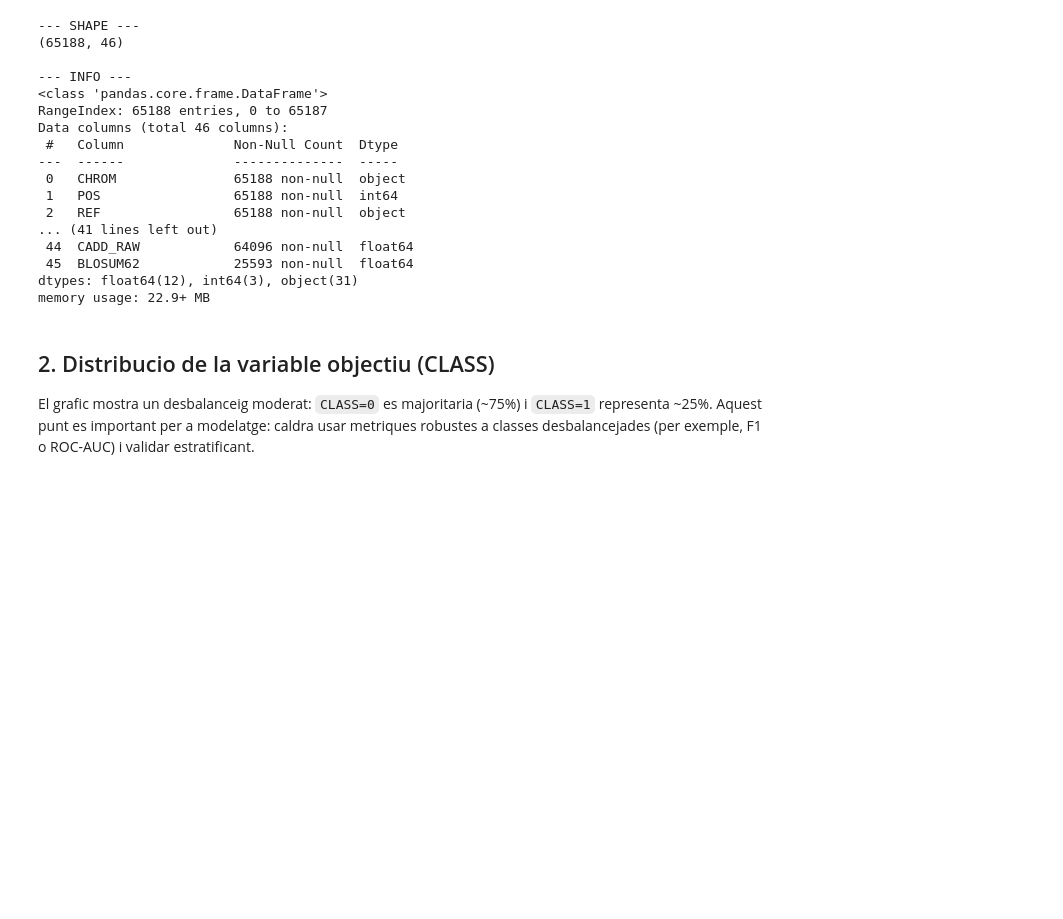
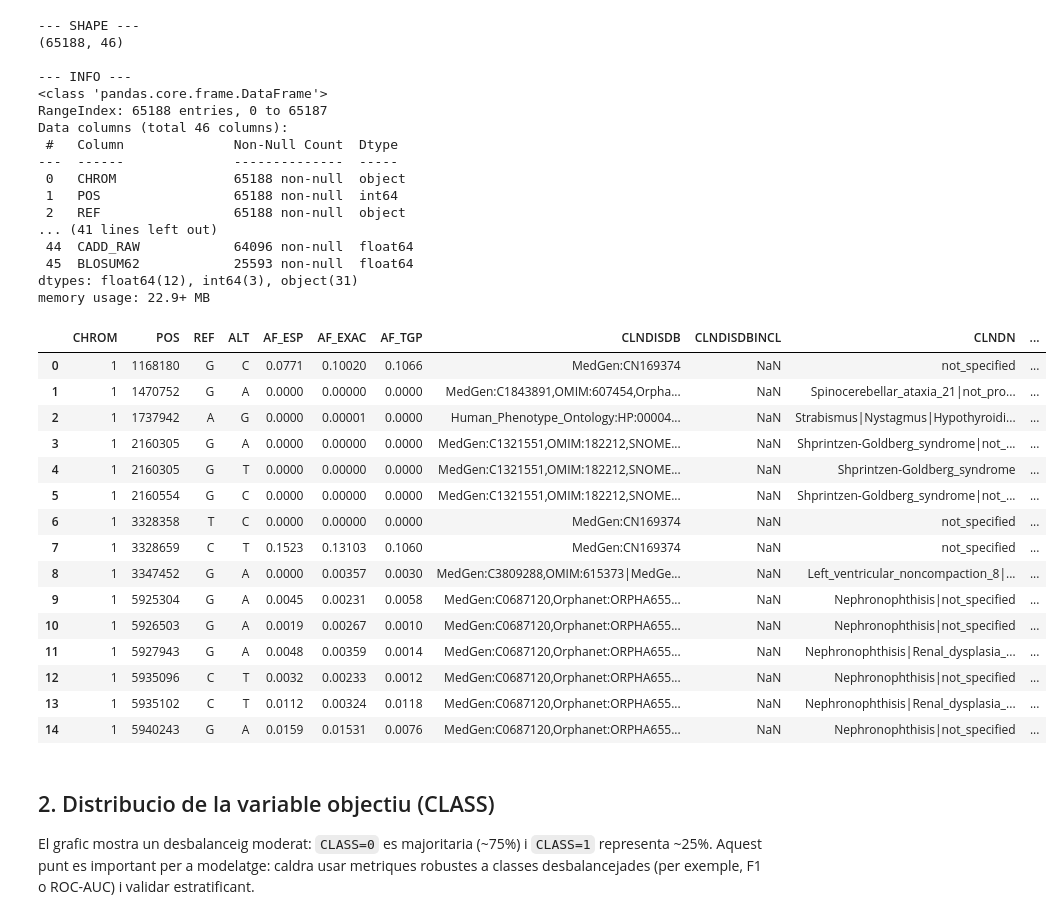
Before and after one commit to eliagarcia/tfg-genetic-variants, a Jupyter notebook: notebooks/eda.ipynb, the cells around one changed output. Drawn from its saved outputs; the diff is of its cells as text; code cells hidden in the pictures; blank space fills up the shorter version.

```diff
--- a/notebooks/eda.ipynb
+++ b/notebooks/eda.ipynb
@@ -32,6 +32,25 @@ Data columns (total 46 columns):
  45  BLOSUM62            25593 non-null  float64
 dtypes: float64(12), int64(3), object(31)
 memory usage: 22.9+ MB
+# %%
+df.head(15)
+# %% [output]
+|  | CHROM | POS | REF | ALT | AF_ESP | AF_EXAC | AF_TGP | CLNDISDB | CLNDISDBINCL | CLNDN | ... |
+| 0 | 1 | 1168180 | G | C | 0.0771 | 0.10020 | 0.1066 | MedGen:CN169374 | NaN | not_specified | ... |
+| 1 | 1 | 1470752 | G | A | 0.0000 | 0.00000 | 0.0000 | MedGen:C1843891,OMIM:607454,Orpha... | NaN | Spinocerebellar_ataxia_21|not_pro... | ... |
+| 2 | 1 | 1737942 | A | G | 0.0000 | 0.00001 | 0.0000 | Human_Phenotype_Ontology:HP:00004... | NaN | Strabismus|Nystagmus|Hypothyroidi... | ... |
+| 3 | 1 | 2160305 | G | A | 0.0000 | 0.00000 | 0.0000 | MedGen:C1321551,OMIM:182212,SNOME... | NaN | Shprintzen-Goldberg_syndrome|not_... | ... |
+| 4 | 1 | 2160305 | G | T | 0.0000 | 0.00000 | 0.0000 | MedGen:C1321551,OMIM:182212,SNOME... | NaN | Shprintzen-Goldberg_syndrome | ... |
+| 5 | 1 | 2160554 | G | C | 0.0000 | 0.00000 | 0.0000 | MedGen:C1321551,OMIM:182212,SNOME... | NaN | Shprintzen-Goldberg_syndrome|not_... | ... |
+| 6 | 1 | 3328358 | T | C | 0.0000 | 0.00000 | 0.0000 | MedGen:CN169374 | NaN | not_specified | ... |
+| 7 | 1 | 3328659 | C | T | 0.1523 | 0.13103 | 0.1060 | MedGen:CN169374 | NaN | not_specified | ... |
+| 8 | 1 | 3347452 | G | A | 0.0000 | 0.00357 | 0.0030 | MedGen:C3809288,OMIM:615373|MedGe... | NaN | Left_ventricular_noncompaction_8|... | ... |
+| 9 | 1 | 5925304 | G | A | 0.0045 | 0.00231 | 0.0058 | MedGen:C0687120,Orphanet:ORPHA655... | NaN | Nephronophthisis|not_specified | ... |
+| 10 | 1 | 5926503 | G | A | 0.0019 | 0.00267 | 0.0010 | MedGen:C0687120,Orphanet:ORPHA655... | NaN | Nephronophthisis|not_specified | ... |
+| 11 | 1 | 5927943 | G | A | 0.0048 | 0.00359 | 0.0014 | MedGen:C0687120,Orphanet:ORPHA655... | NaN | Nephronophthisis|Renal_dysplasia_... | ... |
+| 12 | 1 | 5935096 | C | T | 0.0032 | 0.00233 | 0.0012 | MedGen:C0687120,Orphanet:ORPHA655... | NaN | Nephronophthisis|not_specified | ... |
+| 13 | 1 | 5935102 | C | T | 0.0112 | 0.00324 | 0.0118 | MedGen:C0687120,Orphanet:ORPHA655... | NaN | Nephronophthisis|Renal_dysplasia_... | ... |
+| 14 | 1 | 5940243 | G | A | 0.0159 | 0.01531 | 0.0076 | MedGen:C0687120,Orphanet:ORPHA655... | NaN | Nephronophthisis|not_specified | ... |
 # %% [markdown]
 ## 2. Distribucio de la variable objectiu (CLASS)
 
```
Also changed, not shown: parts of 3 cells of this notebook.
